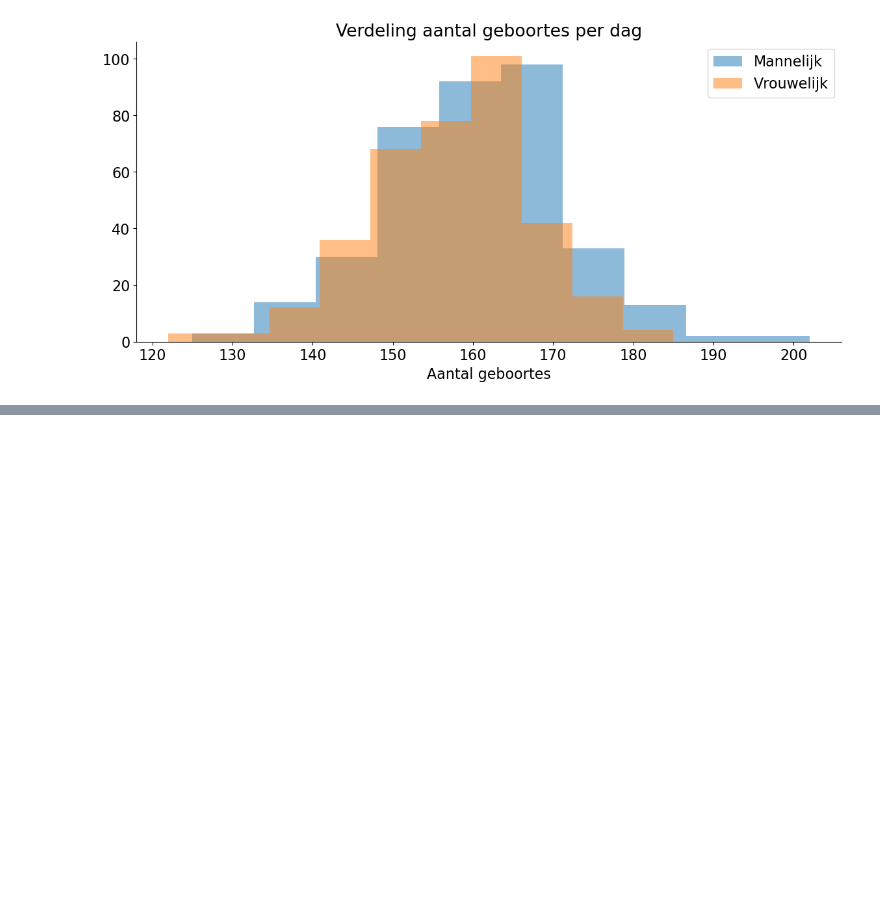
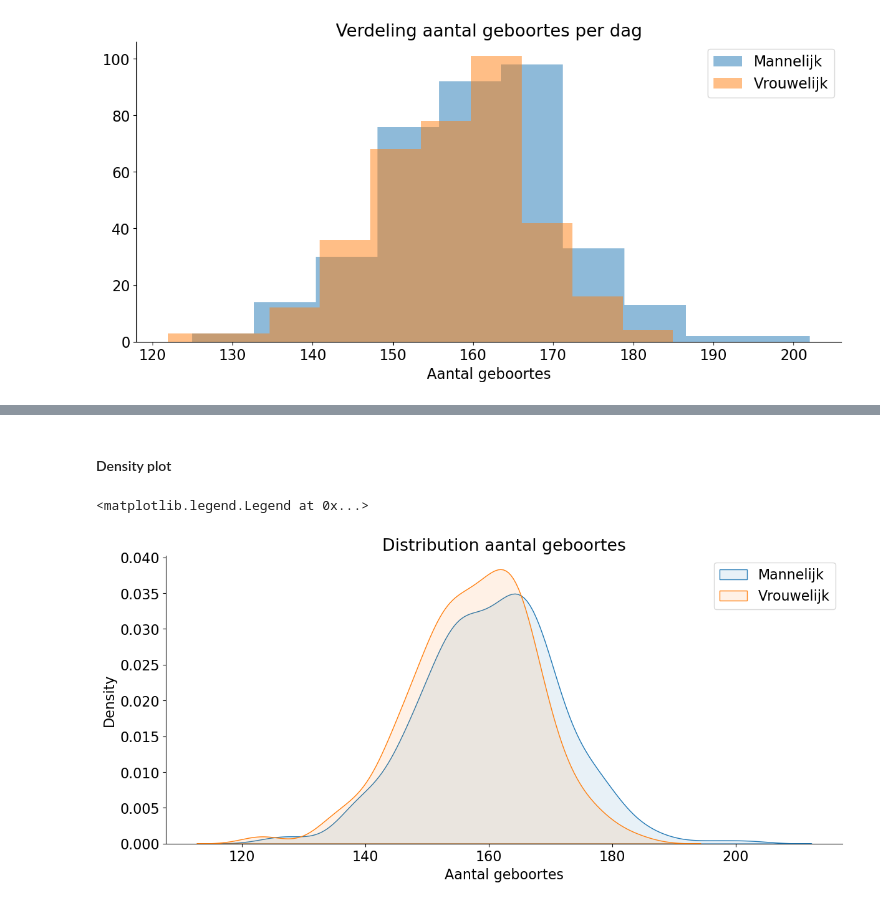
Before and after one commit to cdieltje/ExamenSyntra, a Jupyter notebook: notebooks/examen_deel1_V2.ipynb, the cells around one changed output, grey strips where cells are left out. Cells and saved outputs as stored; diff of their text form; code cells hidden in the pictures; blank space fills up the shorter version.

```diff
--- a/notebooks/examen_deel1_V2.ipynb
+++ b/notebooks/examen_deel1_V2.ipynb
@@ -621,0 +592,25 @@ df_birth_clean.head(5)
+# %% [markdown]
+#### Density plot
+# %%
+# KDE (just one, no multiple cat's)
+# sns.kdeplot(df_birth_gender_day['aantal geboortes'],fill=True)
+
+# KDE for multiple categories
+for gender in df_birth_gender_day['geslacht'].unique():
+    gender_data = df_birth_gender_day[df_birth_gender_day['geslacht'] == gender]
+    sns.kdeplot(gender_data['aantal geboortes'],
+                label=gender,
+                fill=True,
+                alpha = 0.1
+               )
+
+plt.title('Distribution aantal geboortes')
+plt.xlabel('Aantal geboortes')
+plt.ylabel('Density')
+plt.legend()
+
+# plt.xlim(left=0)  # Lower bound x axis
+# plt.xlim(right=250000)  # Upper bound x axis
+# %% [output]
+<matplotlib.legend.Legend at 0x...>
+[figure, added]
```
Also changed, not shown: parts of 12 cells of this notebook, 1 other file.
